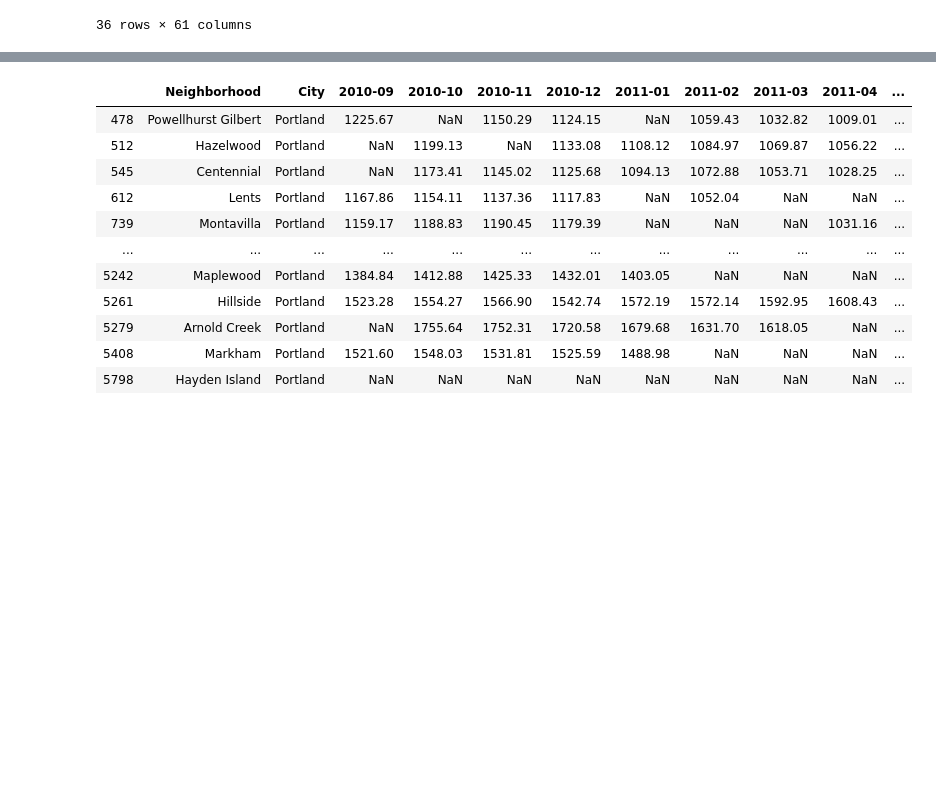
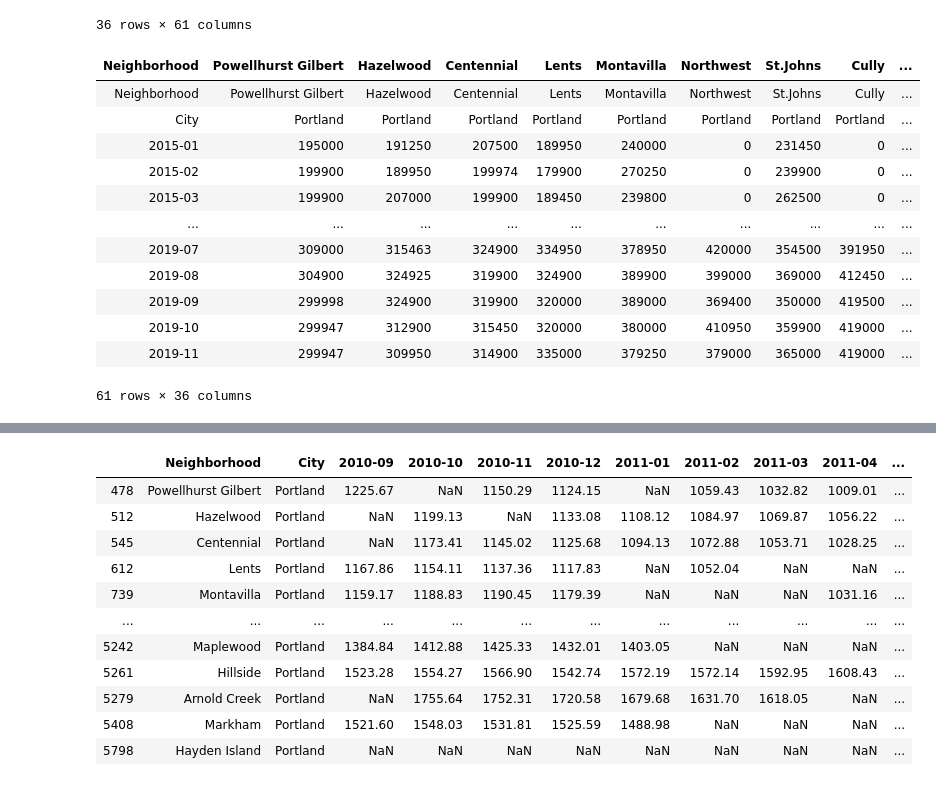
Before and after one commit to brian1581/Creative-Viz-Project, a Jupyter notebook: etl.ipynb, the cells around one changed output, grey strips where cells are left out. Cells and saved outputs as stored; diff of their text form; code cells hidden in the pictures; blank space fills up the shorter version.

```diff
--- a/etl.ipynb
+++ b/etl.ipynb
@@ -62,0 +65,17 @@ final_nbrhd
+# %%
+house_t.columns = house_t.iloc[0]
+house_t
+# %% [output]
+| Neighborhood | Powellhurst Gilbert | Hazelwood | Centennial | Lents | Montavilla | Northwest | St.Johns | Cully | ... |
+| Neighborhood | Powellhurst Gilbert | Hazelwood | Centennial | Lents | Montavilla | Northwest | St.Johns | Cully | ... |
+| City | Portland | Portland | Portland | Portland | Portland | Portland | Portland | Portland | ... |
+| 2015-01 | 195000 | 191250 | 207500 | 189950 | 240000 | 0 | 231450 | 0 | ... |
+| 2015-02 | 199900 | 189950 | 199974 | 179900 | 270250 | 0 | 239900 | 0 | ... |
+| 2015-03 | 199900 | 207000 | 199900 | 189450 | 239800 | 0 | 262500 | 0 | ... |
+| ... | ... | ... | ... | ... | ... | ... | ... | ... | ... |
+| 2019-07 | 309000 | 315463 | 324900 | 334950 | 378950 | 420000 | 354500 | 391950 | ... |
+| 2019-08 | 304900 | 324925 | 319900 | 324900 | 389900 | 399000 | 369000 | 412450 | ... |
+| 2019-09 | 299998 | 324900 | 319900 | 320000 | 389000 | 369400 | 350000 | 419500 | ... |
+| 2019-10 | 299947 | 312900 | 315450 | 320000 | 380000 | 410950 | 359900 | 419000 | ... |
+| 2019-11 | 299947 | 309950 | 314900 | 335000 | 379250 | 379000 | 365000 | 419000 | ... |
+61 rows × 36 columns
```
Also changed, not shown: parts of 22 cells of this notebook, 2 other files.
